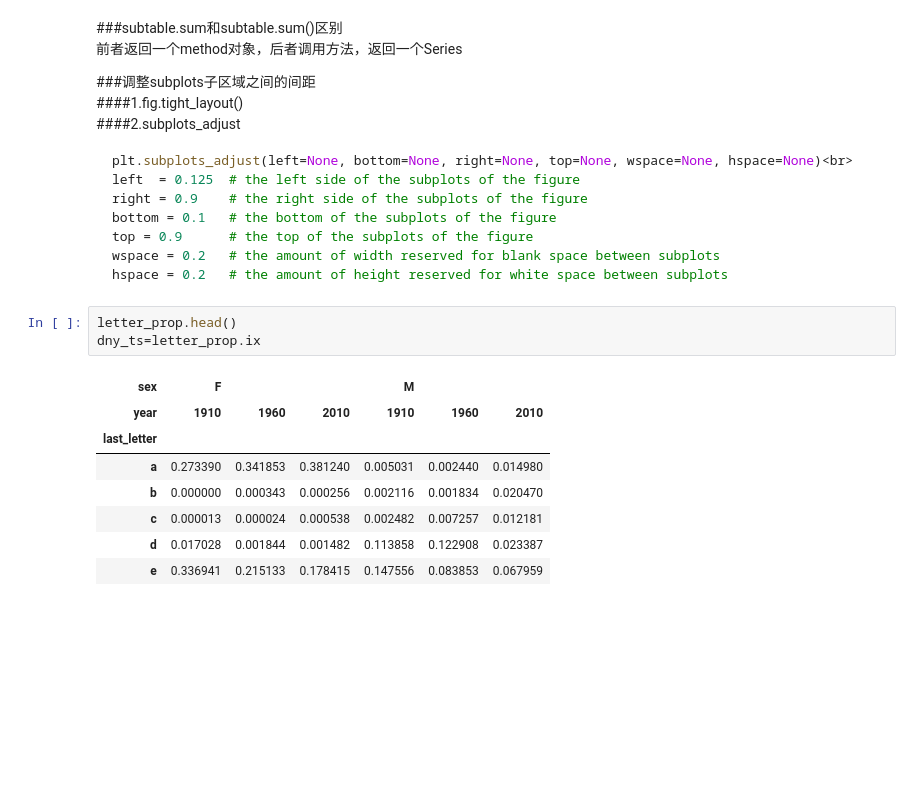
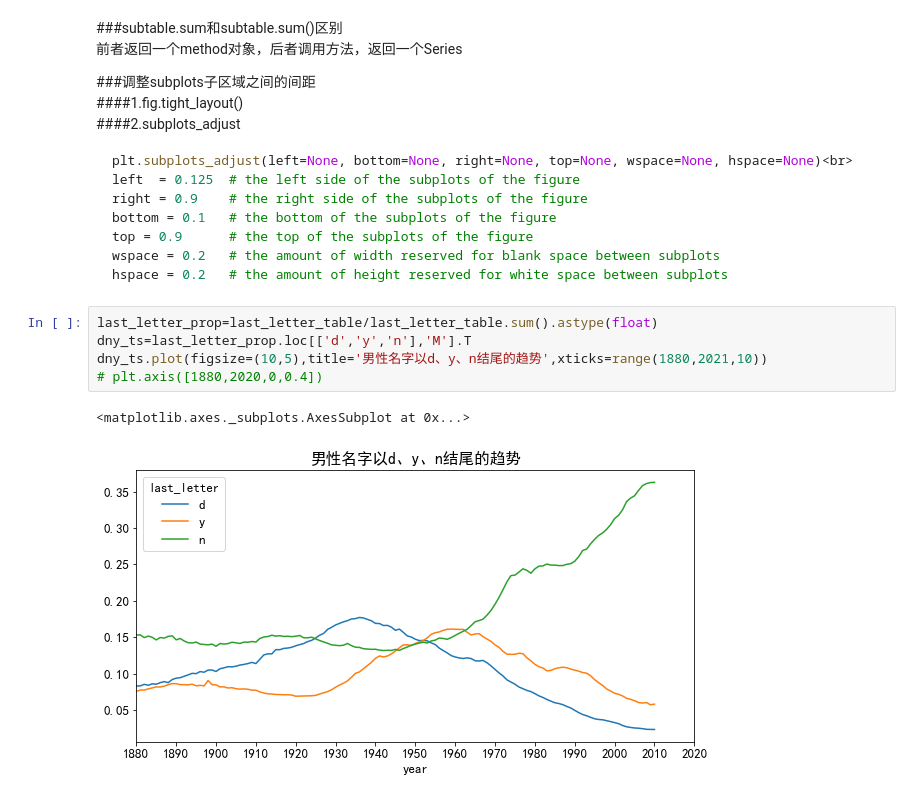
Before and after one commit to WarmingWang/reptiles_gh, a Jupyter notebook: Machine Learning/python for DA/ch02.ipynb, the cells around one changed output. Saved outputs shown, nothing was run; the diff lists cells and outputs as text; blank space fills up the shorter version.

````diff
--- a/Machine Learning/python for DA/ch02.ipynb
+++ b/Machine Learning/python for DA/ch02.ipynb
@@ -150,15 +150,11 @@ top = 0.9      # the top of the subplots of the figure
 wspace = 0.2   # the amount of width reserved for blank space between subplots
 hspace = 0.2   # the amount of height reserved for white space between subplots
 ```
-# %%
-letter_prop.head()
-dny_ts=letter_prop.ix
-# %% [output]
-| sex | F |  |  | M |  |  |
-| year | 1910 | 1960 | 2010 | 1910 | 1960 | 2010 |
-| last_letter |  |  |  |  |  |  |
-| a | 0.273390 | 0.341853 | 0.381240 | 0.005031 | 0.002440 | 0.014980 |
-| b | 0.000000 | 0.000343 | 0.000256 | 0.002116 | 0.001834 | 0.020470 |
-| c | 0.000013 | 0.000024 | 0.000538 | 0.002482 | 0.007257 | 0.012181 |
-| d | 0.017028 | 0.001844 | 0.001482 | 0.113858 | 0.122908 | 0.023387 |
-| e | 0.336941 | 0.215133 | 0.178415 | 0.147556 | 0.083853 | 0.067959 |
+# %%
+last_letter_prop=last_letter_table/last_letter_table.sum().astype(float)
+dny_ts=last_letter_prop.loc[['d','y','n'],'M'].T
+dny_ts.plot(figsize=(10,5),title='男性名字以d、y、n结尾的趋势',xticks=range(1880,2021,10))
+# plt.axis([1880,2020,0,0.4])
+# %% [output]
+<matplotlib.axes._subplots.AxesSubplot at 0x...>
+[figure, added]
````
Also changed, not shown: parts of 1 cell of this notebook.
